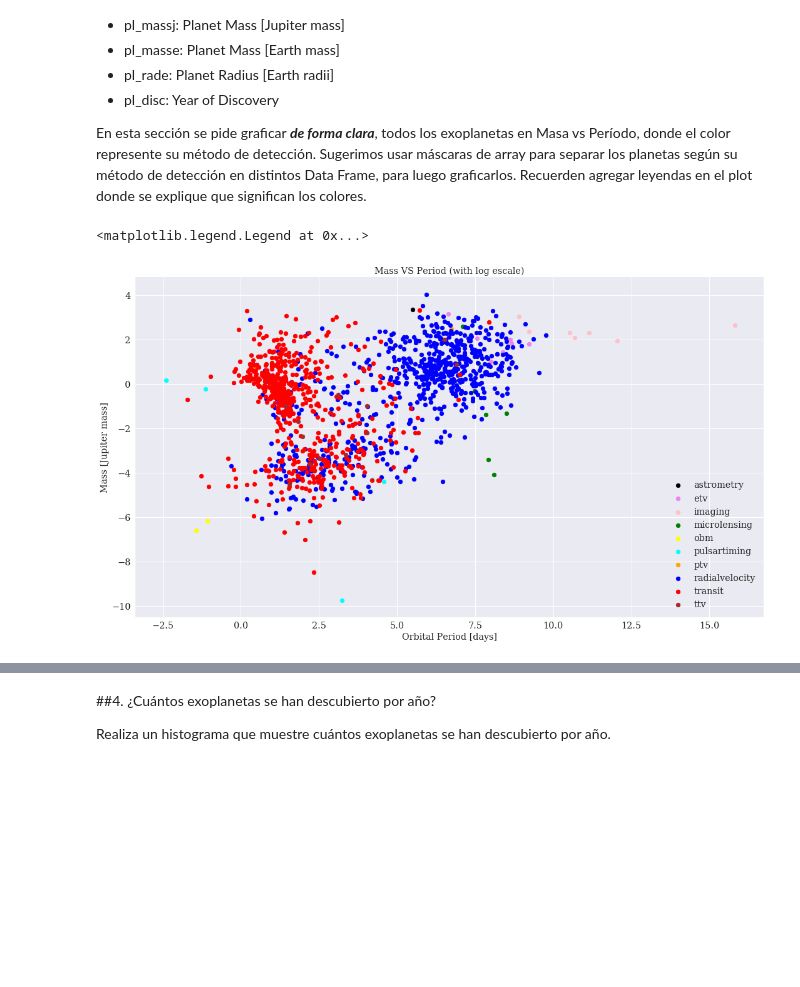
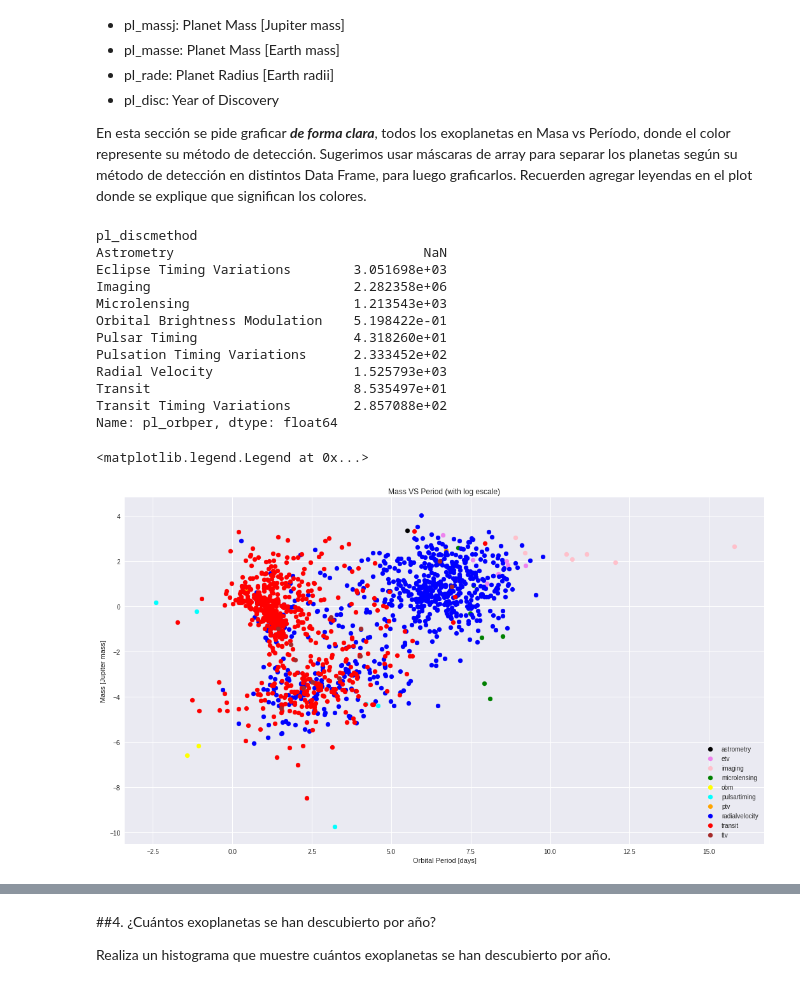
Before and after one commit to Antonego64/minitarea3, a Jupyter notebook: minitarea3.ipynb, the cells around one changed output, grey strips where cells are left out. Drawn from its saved outputs; the diff is of its cells as text; code cells hidden in the pictures; blank space fills up the shorter version.

```diff
--- a/minitarea3.ipynb
+++ b/minitarea3.ipynb
@@ -209,39 +209,60 @@ import pandas as pd
 
 archivo = download_file('https://raw.githubusercontent.com/piacortes/astroclases/master/planets.csv?token=AXWBlnRlbOADXAfY-qtBxFJQ3SugzCucks5cpBbnwA%3D%3D',cache=True)
 planetas = pd.read_csv(archivo, comment="#")
+
+#abajo agruparemos por técnica de descubrimiento (por orden alfabético)
+#según desv. estándar del periodo orbital
+#ya que se relaciona con el eje 'periodo' del gráfico siguiente
+#donde notamos que los datos no están tan dispersos de cierta forma,
+#ya que en generaal, los puntitos de un mismo color, están agrupados
+ordenados=planetas.groupby('pl_discmethod')['pl_orbper'].std()
+print(ordenados)
+
 
 astrometry=planetas[planetas["pl_discmethod"]=='Astrometry']  #usamos máscaras de array para filtrar por método de detección, lo mismo para las demás de abajo
 etv=planetas[planetas["pl_discmethod"]=='Eclipse Timing Variations']
 imaging=planetas[planetas["pl_discmethod"]=='Imaging']
 microlensing=planetas[planetas["pl_discmethod"]=='Microlensing']
 obm=planetas[planetas["pl_discmethod"]=='Orbital Brightness Modulation']
 pulsartiming=planetas[planetas["pl_discmethod"]=='Pulsar Timing']
 ptv=planetas[planetas["pl_discmethod"]=='Pulsation Timing Variations']
 radialvelocity=planetas[planetas["pl_discmethod"]=='Radial Velocity']
 transit=planetas[planetas["pl_discmethod"]=='Transit']
 ttv=planetas[planetas["pl_discmethod"]=='Transit Timing Variations']
 
 # Graficar plot
 plt.figure(figsize=(18,10))
 
 plt.scatter(np.log(astrometry["pl_orbper"]),np.log(astrometry["pl_bmassj"]), color="black",label="astrometry")
 plt.scatter(np.log(etv["pl_orbper"]),np.log(etv["pl_bmassj"]), color="violet",label="etv")
 plt.scatter(np.log(imaging["pl_orbper"]),np.log(imaging["pl_bmassj"]), color="pink",label="imaging")
 plt.scatter(np.log(microlensing["pl_orbper"]),np.log(microlensing["pl_bmassj"]), color="green",label="microlensing")
 plt.scatter(np.log(obm["pl_orbper"]),np.log(obm["pl_bmassj"]), color="yellow",label="obm")
 plt.scatter(np.log(pulsartiming["pl_orbper"]),np.log(pulsartiming["pl_bmassj"]), color="cyan",label="pulsartiming")
 plt.scatter(np.log(ptv["pl_orbper"]),np.log(ptv["pl_bmassj"]), color="orange",label="ptv")
 plt.scatter(np.log(radialvelocity["pl_orbper"]),np.log(radialvelocity["pl_bmassj"]), color="blue",label="radialvelocity")
 plt.scatter(np.log(transit["pl_orbper"]),np.log(transit["pl_bmassj"]), color="red",label="transit")
 plt.scatter(np.log(ttv["pl_orbper"]),np.log(ttv["pl_bmassj"]), color="brown",label="ttv")
 
 plt.title('Mass VS Period (with log escale)')
 plt.xlabel("Orbital Period [days]")
 plt.ylabel("Mass [Jupiter mass]")
 plt.legend(loc = 'lower right')
 # %% [output]
-<matplotlib.legend.Legend at 0x...>
+pl_discmethod
+Astrometry                                NaN
+Eclipse Timing Variations        3.051698e+03
+Imaging                          2.282358e+06
+Microlensing                     1.213543e+03
+Orbital Brightness Modulation    5.198422e-01
+Pulsar Timing                    4.318260e+01
+Pulsation Timing Variations      2.333452e+02
+Radial Velocity                  1.525793e+03
+Transit                          8.535497e+01
+Transit Timing Variations        2.857088e+02
+Name: pl_orbper, dtype: float64
+<matplotlib.legend.Legend at 0x...>
-[figure, old version]
+[figure, new version]
 # %% [markdown]
 **Nota: Tuve un problema al poner '.' al plotear con .plot, pero cambié éste por .scatter y sin ese '.' y todo se solucionó. Decidí hacer este gráfico en inglés pues suera raro poner masa joviana xD después de todo, se parece mucho al gráfico que proporciona la NASA :D**
 
```
Also changed, not shown: parts of 6 cells of this notebook.
